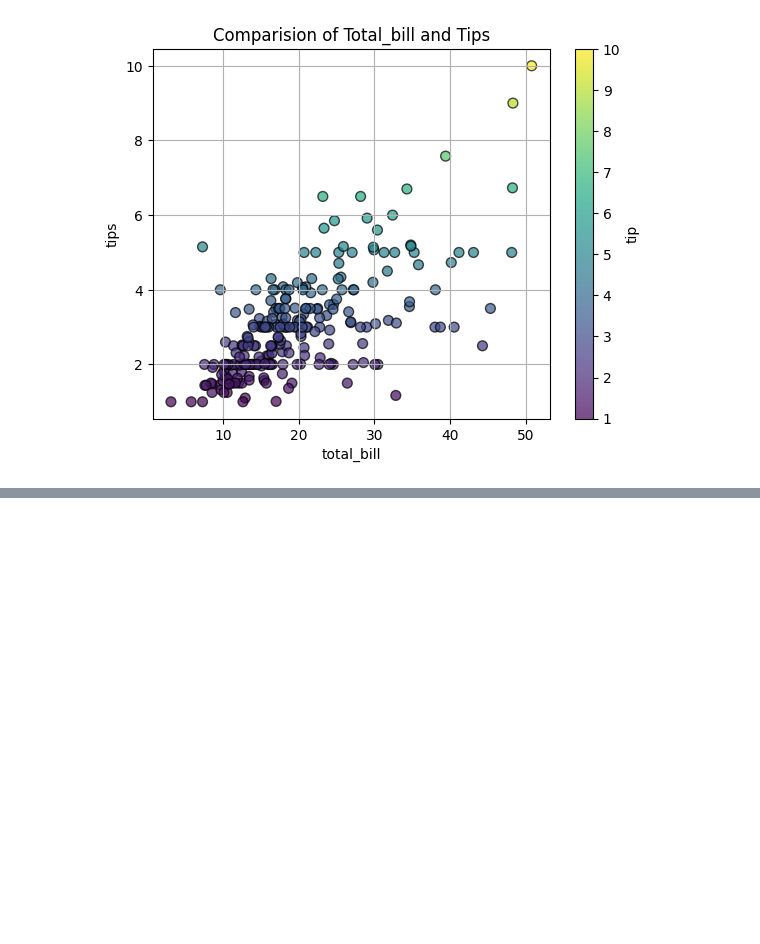
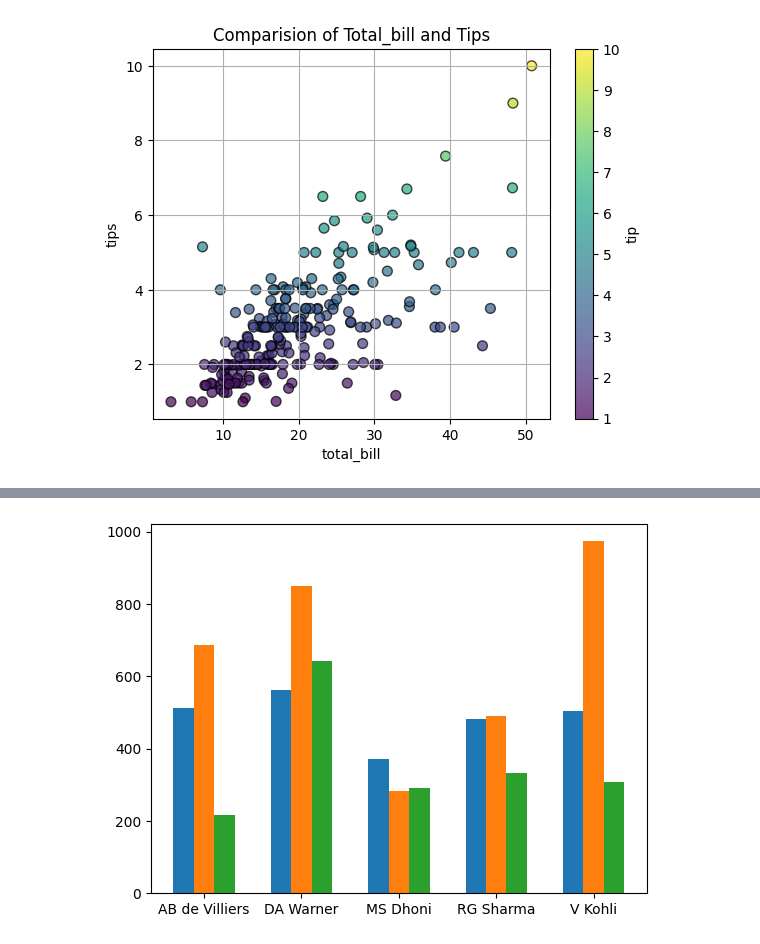
Before and after one commit to sthasarita/Matplotlib_Seaborn, a Jupyter notebook: practice.ipynb, the cells around one changed output, grey strips where cells are left out. Cells and saved outputs as stored; diff of their text form; code cells hidden in the pictures; blank space fills up the shorter version.

Commit message:
Learned bargraph, histogram and piechart

```diff
--- a/practice.ipynb
+++ b/practice.ipynb
@@ -747,0 +755,2 @@ plt.show()
+# %%
+df = pd.read_csv("batsman_season_record.csv")
@@ -747,0 +766,11 @@ plt.show()
+# %%
+plt.figure(figsize = (6.4, 4.8))
+plt.bar(np.arange(df.shape[0])-0.21, df["2015"], width = 0.21)
+plt.bar(np.arange(df.shape[0]), df["2016"], width = 0.21)
+plt.bar(np.arange(df.shape[0])+0.21, df["2017"], width = 0.21)
+
+plt.xticks(np.arange(df.shape[0]), df["batsman"], rotation = 360)
+
+plt.show()
+# %% [output]
+[figure, added]
```
Also changed, not shown: parts of 25 cells of this notebook, 2 other files.
